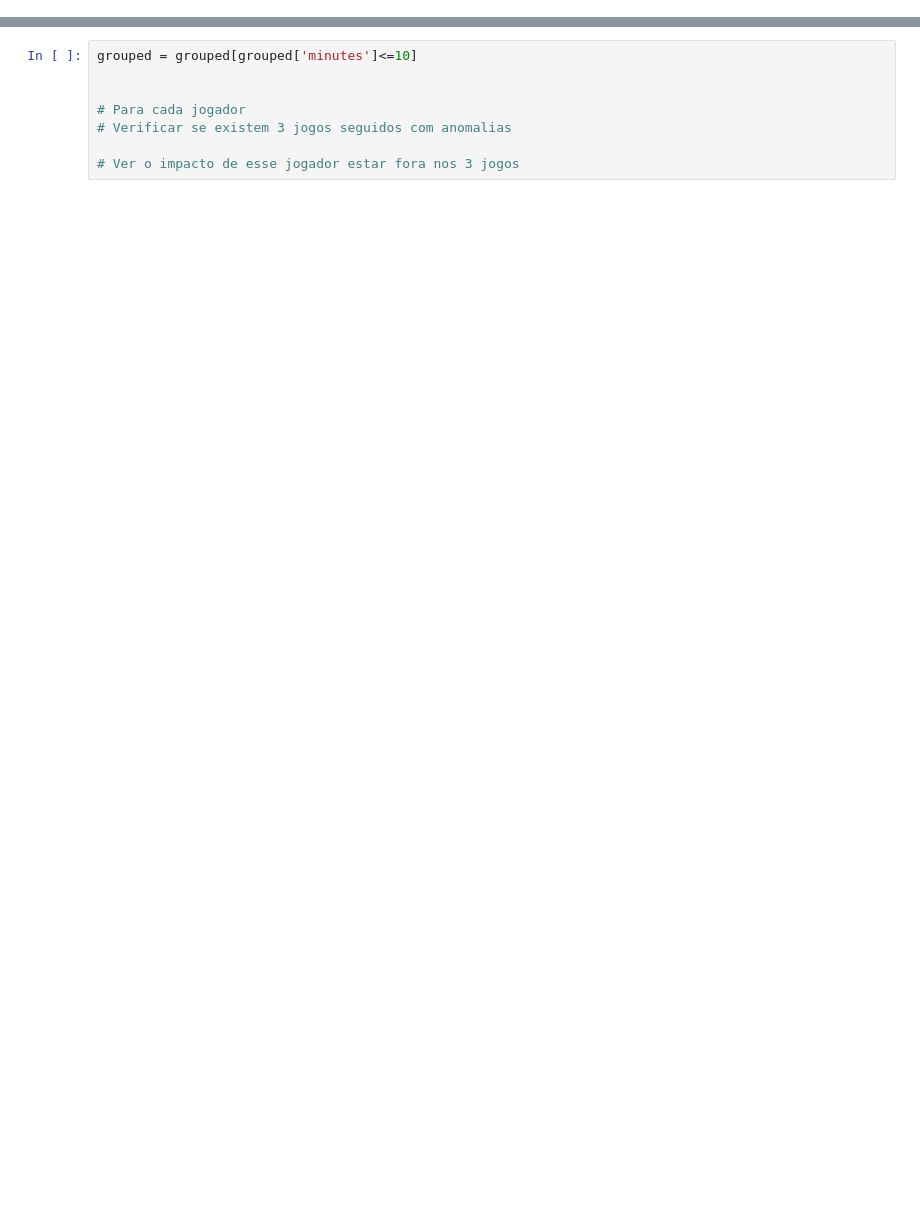
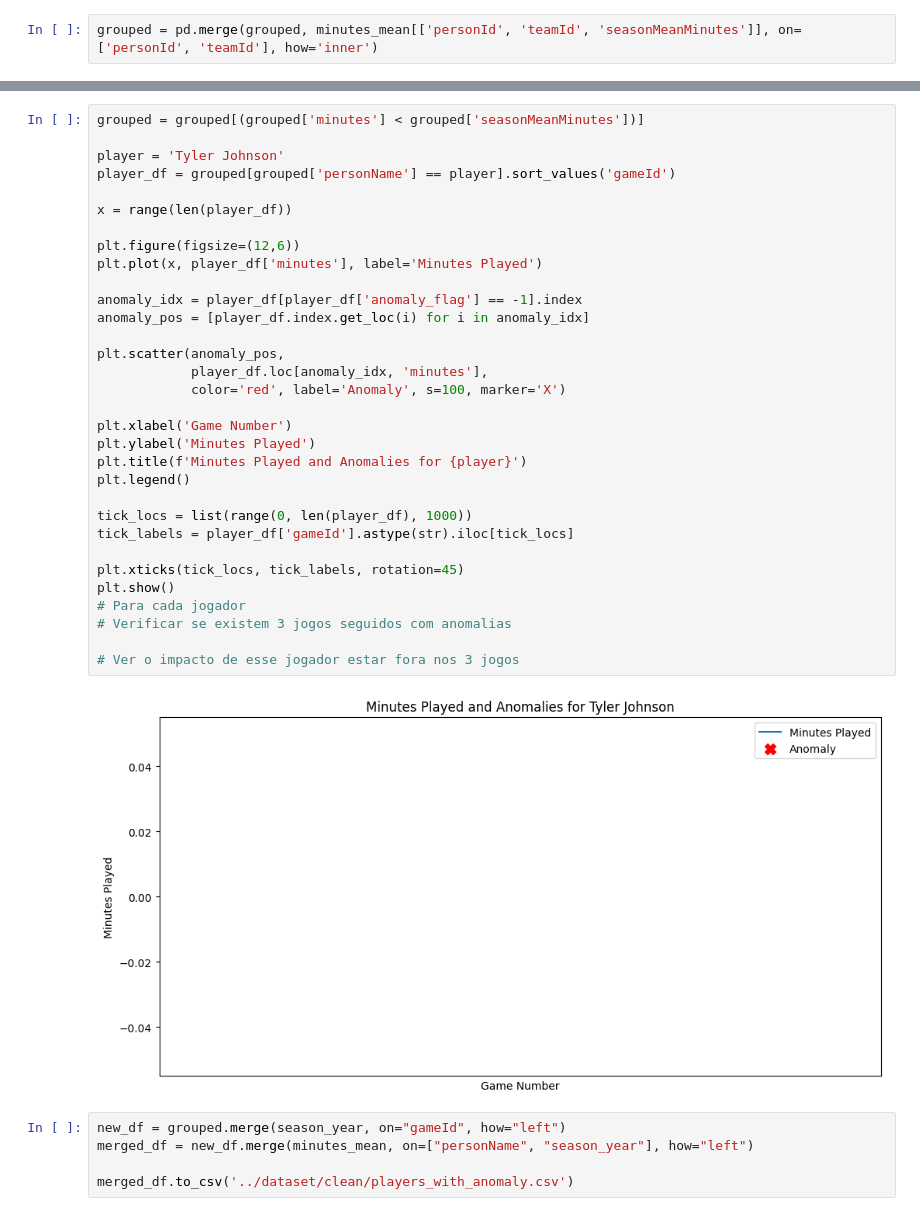
Before and after one commit to SiddiJr/NBA-predictions, a Jupyter notebook: 04 - Pesquisa/pergunta 3.ipynb, the cells around one changed output, grey strips where cells are left out. Cells and saved outputs as stored; diff of their text form; blank space fills up the shorter version.

```diff
--- a/04 - Pesquisa/pergunta 3.ipynb
+++ b/04 - Pesquisa/pergunta 3.ipynb
@@ -119,0 +123,2 @@ plt.show()
+# %%
+grouped = pd.merge(grouped, minutes_mean[['personId', 'teamId', 'seasonMeanMinutes']], on=['personId', 'teamId'], how='inner')
@@ -120,8 +130,39 @@ plt.show()
 # %%
-grouped = grouped[grouped['minutes']<=10]
+grouped = grouped[(grouped['minutes'] < grouped['seasonMeanMinutes'])]
 
+player = 'Tyler Johnson'
+player_df = grouped[grouped['personName'] == player].sort_values('gameId')
 
+x = range(len(player_df))
+
+plt.figure(figsize=(12,6))
+plt.plot(x, player_df['minutes'], label='Minutes Played')
+
+anomaly_idx = player_df[player_df['anomaly_flag'] == -1].index
+anomaly_pos = [player_df.index.get_loc(i) for i in anomaly_idx]
+
+plt.scatter(anomaly_pos,
+            player_df.loc[anomaly_idx, 'minutes'],
+            color='red', label='Anomaly', s=100, marker='X')
+
+plt.xlabel('Game Number')
+plt.ylabel('Minutes Played')
+plt.title(f'Minutes Played and Anomalies for {player}')
+plt.legend()
+
+tick_locs = list(range(0, len(player_df), 1000))
+tick_labels = player_df['gameId'].astype(str).iloc[tick_locs]
+
+plt.xticks(tick_locs, tick_labels, rotation=45)
+plt.show()
 # Para cada jogador
 # Verificar se existem 3 jogos seguidos com anomalias
 
 # Ver o impacto de esse jogador estar fora nos 3 jogos
+# %% [output]
+[figure, added]
+# %%
+new_df = grouped.merge(season_year, on="gameId", how="left")
+merged_df = new_df.merge(minutes_mean, on=["personName", "season_year"], how="left")
+
+merged_df.to_csv('../dataset/clean/players_with_anomaly.csv')
```
Also changed, not shown: parts of 8 cells of this notebook, 3 other files.
